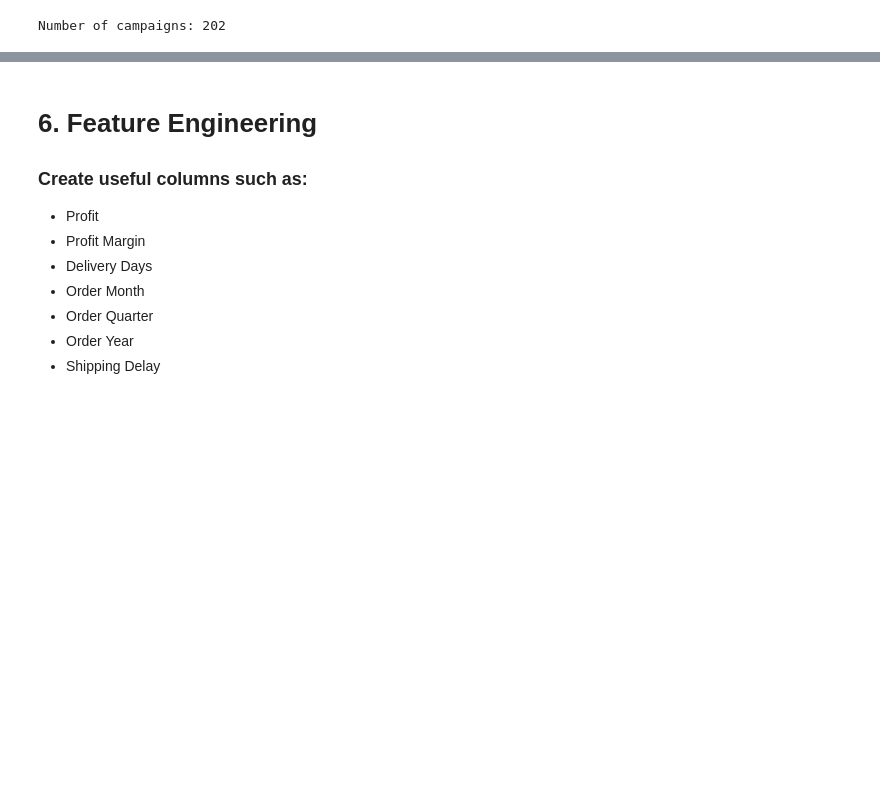
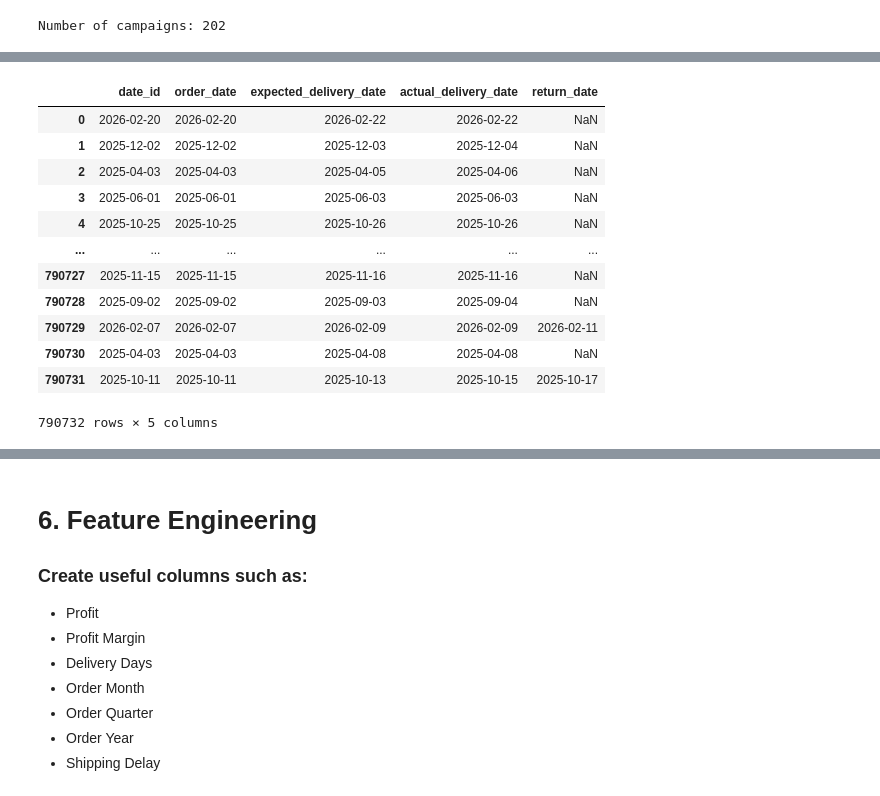
Before and after one commit to BhupathiTharun/Supply-chain-data-warehouse, a Jupyter notebook: notebooks/02_Data_Cleaning.ipynb, the cells around one changed output, grey strips where cells are left out. Cells and saved outputs as stored; diff of their text form; code cells hidden in the pictures; blank space fills up the shorter version.

```diff
--- a/notebooks/02_Data_Cleaning.ipynb
+++ b/notebooks/02_Data_Cleaning.ipynb
@@ -5,6 +5,10 @@ import pandas as pd
 import numpy as np
 import seaborn as sns
 import matplotlib.pyplot as plt
+# %%
+#to diplay all the columns and 100 rows.
+pd.set_option("display.max_columns", None)
+pd.set_option("display.max_rows", 100)
 # %%
 #import orders_table
 orders=pd.read_csv(r"D:\Data Analyst\EXCEL\supplychain\FACT_ORDERS.csv")
@@ -224,3 +295,7 @@ Number of campaigns: 202
 6. Detect outliers.
 7. Merge related datasets.
 8. Save cleaned dataset.
+# %%
+#Remove duplicate records
+
+od=od.drop_duplicates()
@@ -226,0 +324,17 @@ Number of campaigns: 202
+# %%
+
+od[['date_id','order_date','expected_delivery_date', 'actual_delivery_date','return_date']]
+# %% [output]
+|  | date_id | order_date | expected_delivery_date | actual_delivery_date | return_date |
+| 0 | 2026-02-20 | 2026-02-20 | 2026-02-22 | 2026-02-22 | NaN |
+| 1 | 2025-12-02 | 2025-12-02 | 2025-12-03 | 2025-12-04 | NaN |
+| 2 | 2025-04-03 | 2025-04-03 | 2025-04-05 | 2025-04-06 | NaN |
+| 3 | 2025-06-01 | 2025-06-01 | 2025-06-03 | 2025-06-03 | NaN |
+| 4 | 2025-10-25 | 2025-10-25 | 2025-10-26 | 2025-10-26 | NaN |
+| ... | ... | ... | ... | ... | ... |
+| 790727 | 2025-11-15 | 2025-11-15 | 2025-11-16 | 2025-11-16 | NaN |
+| 790728 | 2025-09-02 | 2025-09-02 | 2025-09-03 | 2025-09-04 | NaN |
+| 790729 | 2026-02-07 | 2026-02-07 | 2026-02-09 | 2026-02-09 | 2026-02-11 |
+| 790730 | 2025-04-03 | 2025-04-03 | 2025-04-08 | 2025-04-08 | NaN |
+| 790731 | 2025-10-11 | 2025-10-11 | 2025-10-13 | 2025-10-15 | 2025-10-17 |
+790732 rows × 5 columns
```
Also changed, not shown: parts of 21 cells of this notebook.
